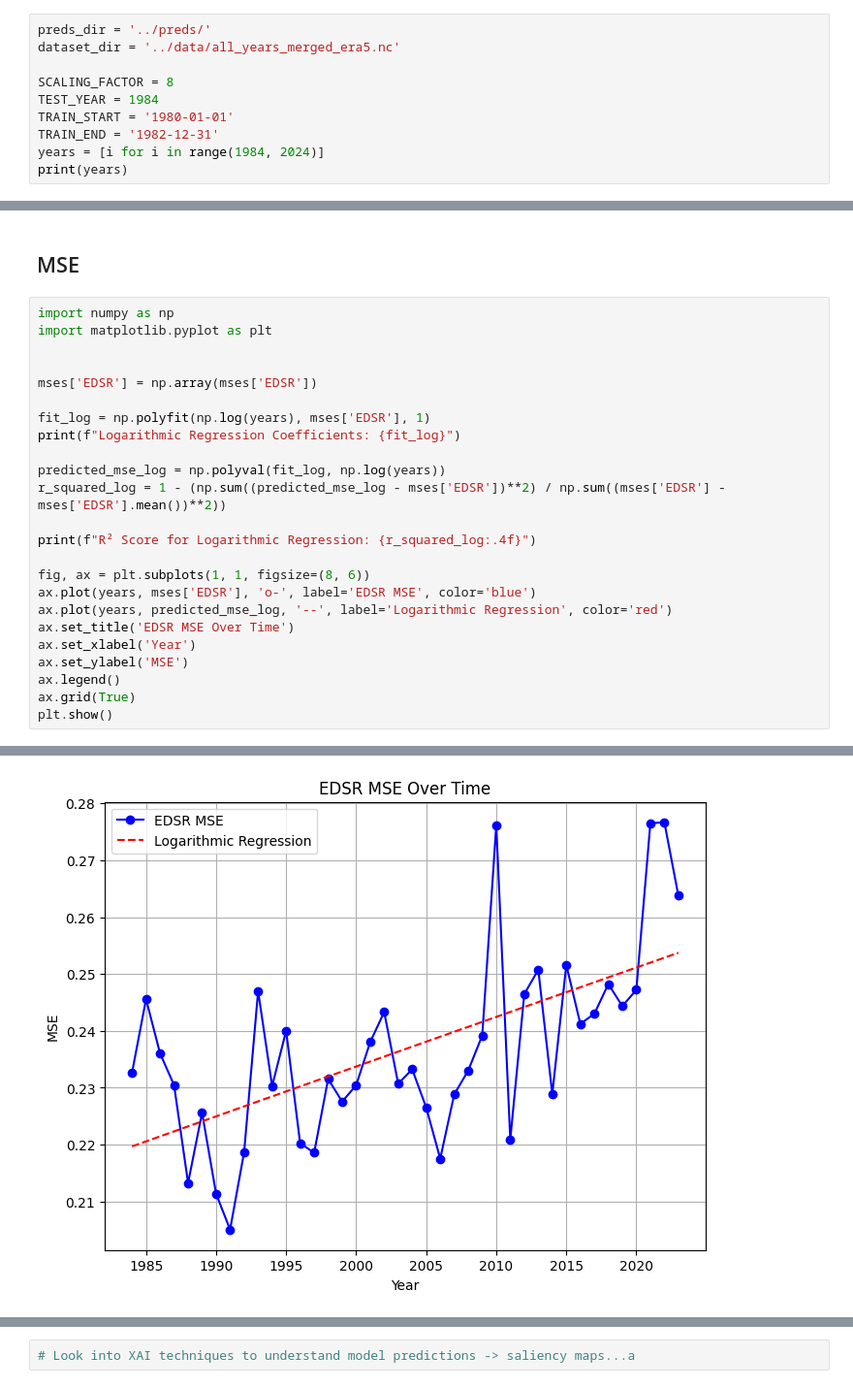
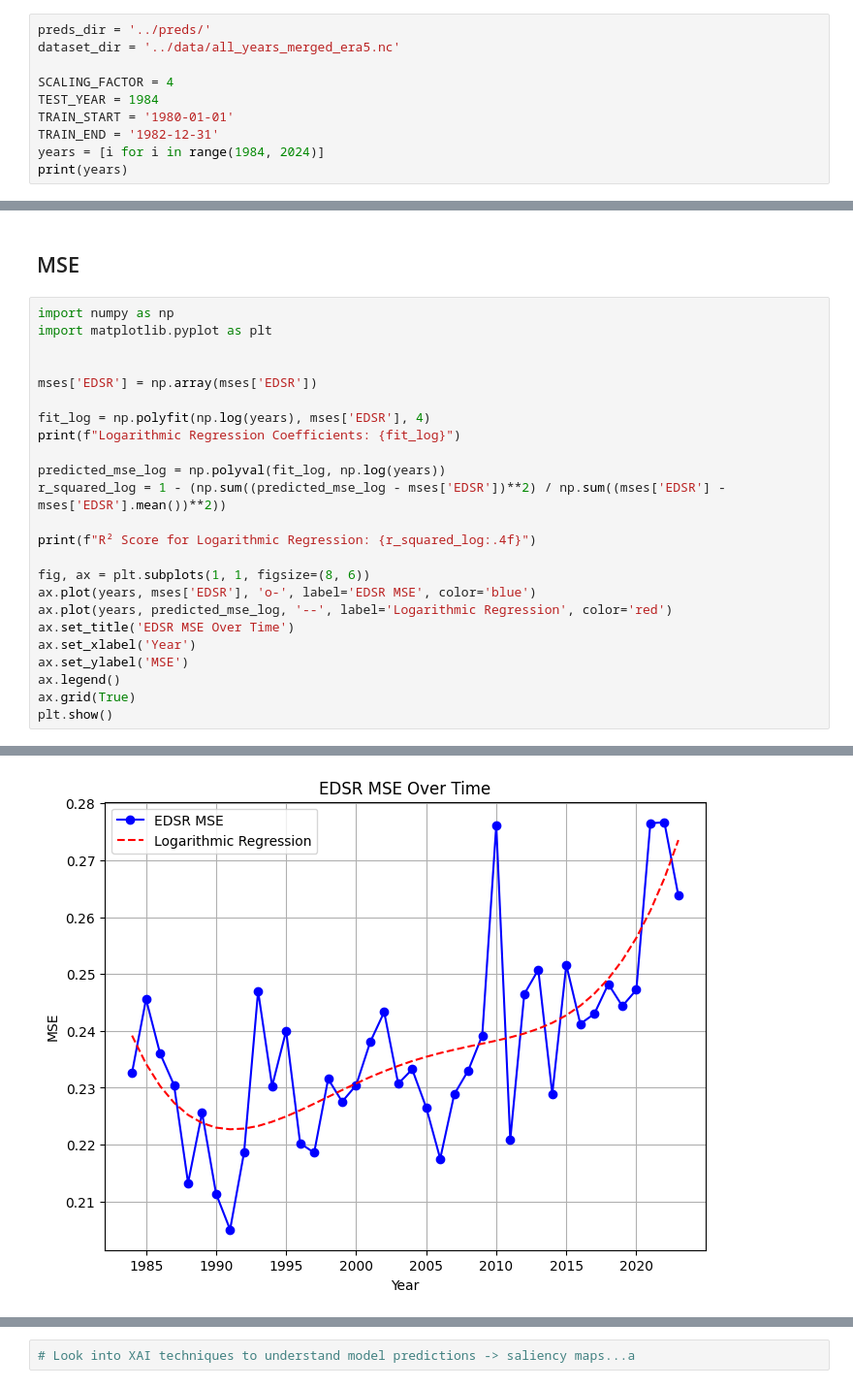
Before and after one commit to UBela/temporal_sr, a Jupyter notebook: plot_data.ipynb, the cells around one changed output, grey strips where cells are left out. Shown at 97% size. Cells and saved outputs as stored; diff of their text form.

```diff
--- a/plot_data.ipynb
+++ b/plot_data.ipynb
@@ -9,7 +9,7 @@ from scipy.stats import pearsonr
 preds_dir = '../preds/'
 dataset_dir = '../data/all_years_merged_era5.nc'
 
-SCALING_FACTOR = 8
+SCALING_FACTOR = 4
 TEST_YEAR = 1984
 TRAIN_START = '1980-01-01'
 TRAIN_END = '1982-12-31'
@@ -727,7 +727,7 @@ import matplotlib.pyplot as plt
 
 mses['EDSR'] = np.array(mses['EDSR'])
 
-fit_log = np.polyfit(np.log(years), mses['EDSR'], 1)
+fit_log = np.polyfit(np.log(years), mses['EDSR'], 4)
 print(f"Logarithmic Regression Coefficients: {fit_log}")
 
 predicted_mse_log = np.polyval(fit_log, np.log(years))
@@ -750 +751 @@ R² Score for Logarithmic Regression: 0.3695
-[figure, old version]
+[figure, new version]
```
Also changed, not shown: parts of 3 cells of this notebook.
